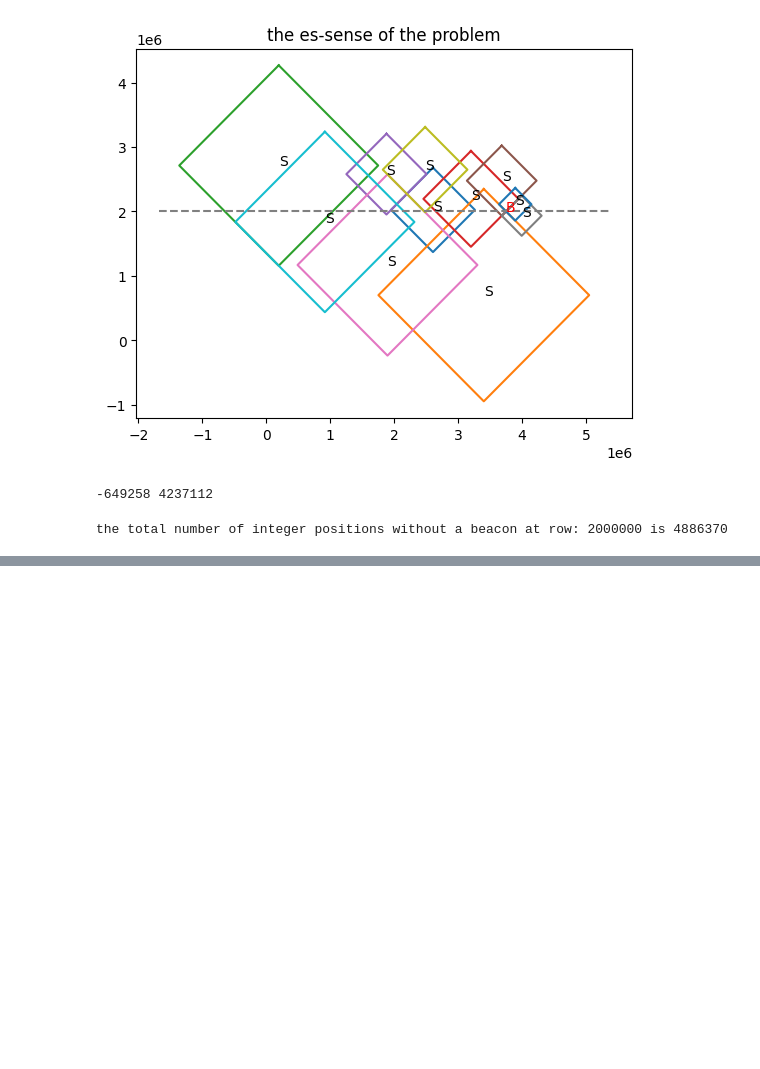
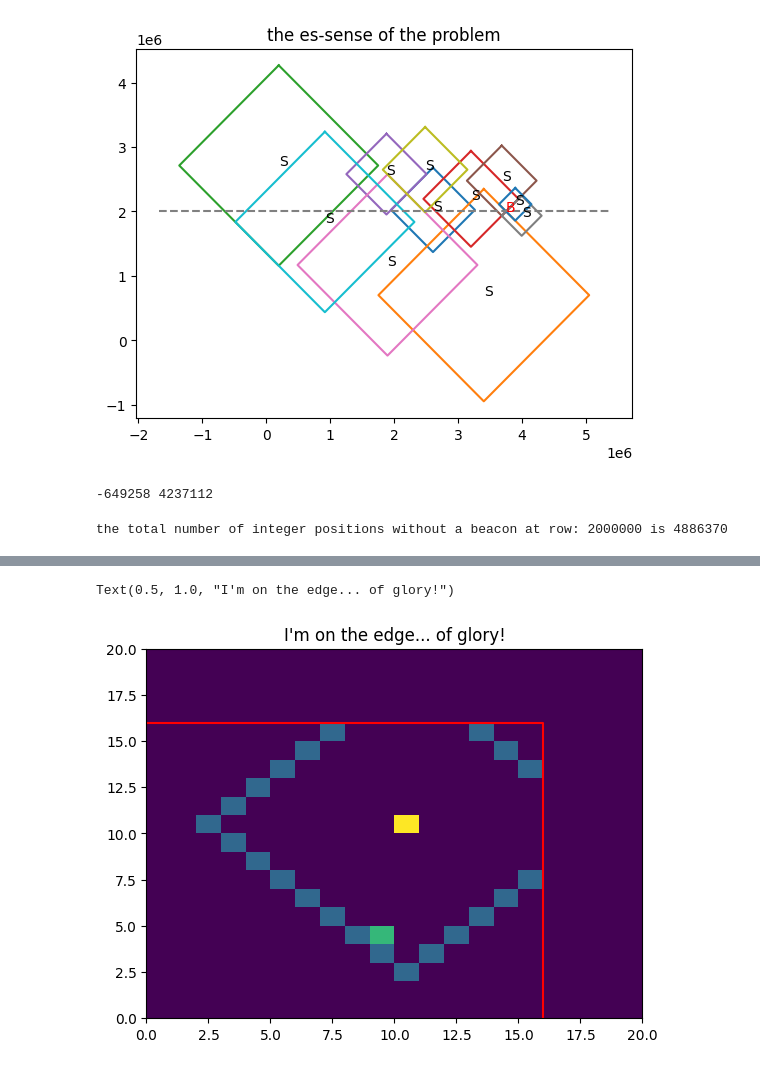
Before and after one commit to nouseforkeys/advent_of_code_22, a Jupyter notebook: day_15.ipynb, the cells around one changed output, grey strips where cells are left out. Drawn from its saved outputs; the diff is of its cells as text; code cells hidden in the pictures; blank space fills up the shorter version.

```diff
--- a/day_15.ipynb
+++ b/day_15.ipynb
@@ -150,0 +180,72 @@ the total number of integer positions without a beacon at row: 2000000 is 488637
+# %%
+# doing this as a grid of values would take a very long time so we'll have to
+# do it in a smarter way
+
+# since there's only one possible location we can assume it'll be adjacent to
+# a bound. this should reduce the problem by a factor of 1e6 *:P
+def edge_points(sensor: tuple[int], beacon: tuple[int], search_bound):
+    """
+    a generator to spit out points adjacent to bounds of given a sensor and
+    it's nearest beacon
+
+    will skip values that are outside the search bounds and < 0
+    """
+
+    def in_bounds(x: int, y: int, search_bound: int) -> bool:
+        """
+        returns true if (x, y) is within the search boundary and above 0
+        """
+        return all([0 <= value <= search_bound for value in (x, y)])
+
+    s_x, s_y = sensor
+    b_x, b_y = beacon
+    mh_dist = abs(s_x - b_x) + abs(s_y - b_y)
+    # start from the top of a boundary
+    x, y = s_x, s_y + mh_dist + 1
+    # step down and right first
+    step_x, step_y = 1, -1
+    # check the first point
+    if in_bounds(x, y, search_bound):
+        yield x, y
+    # update the point
+    x += step_x
+    y += step_y
+    # if back at the start
+    while not (x == s_x and y > s_y):
+        # if at a x max (same operation for both sides)
+        if y == s_y:
+            step_x = -step_x
+        # if at the lowest point
+        elif x == s_x:  # (and x < s_y)
+            step_y = -step_y
+        # only yield if the value is within bounds
+        if in_bounds(x, y, search_bound):
+            yield x, y
+
+        # update the point and loop
+        x += step_x
+        y += step_y
+
+# let's test it
+sensor = (10, 10)
+beacon = (9, 4)
+boundary = 15
+grid = [[0 for _ in range(20)] for _ in range(20)]
+x, y = sensor
+grid[y][x] = 3
+x, y = beacon
+grid[y][x] = 2
+for x, y in edge_points(sensor, beacon, boundary):
+    grid[y][x] = 1
+
+fig, ax = plt.subplots()
+ax.pcolormesh(grid)
+line_boundary = boundary + 1
+ax.plot(
+    (0, line_boundary, line_boundary), (line_boundary, line_boundary, 0),
+    color='r'
+)
+ax.set_title('I\'m on the edge... of glory!')
+# %% [output]
+Text(0.5, 1.0, "I'm on the edge... of glory!")
+[figure, added]
```
Also changed, not shown: parts of 7 cells of this notebook.
